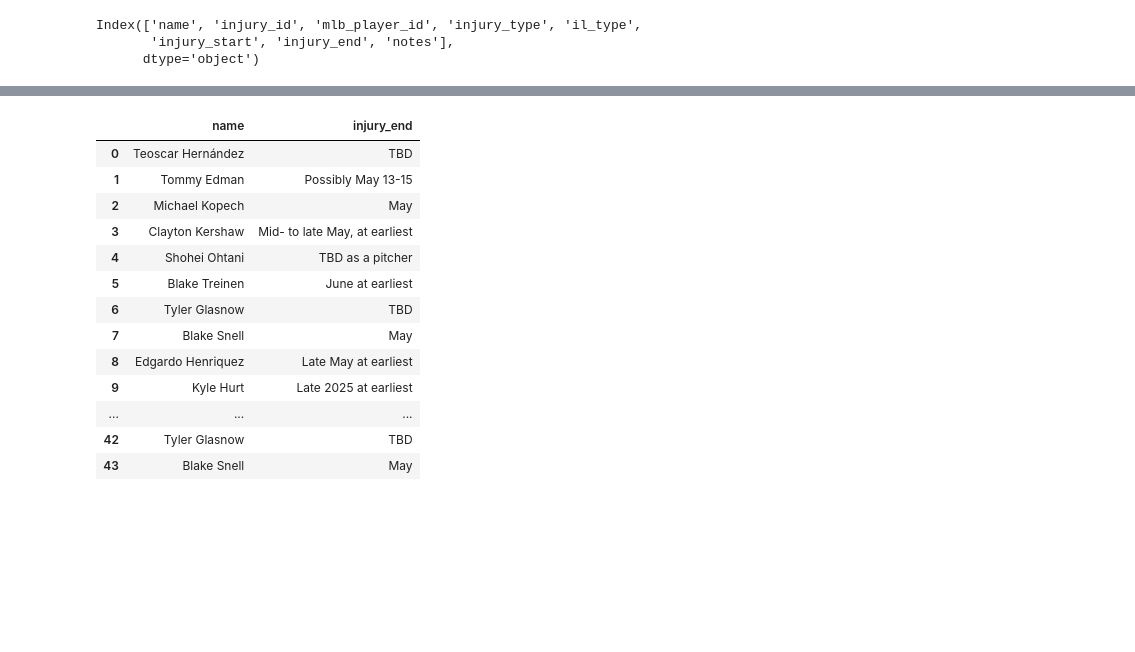
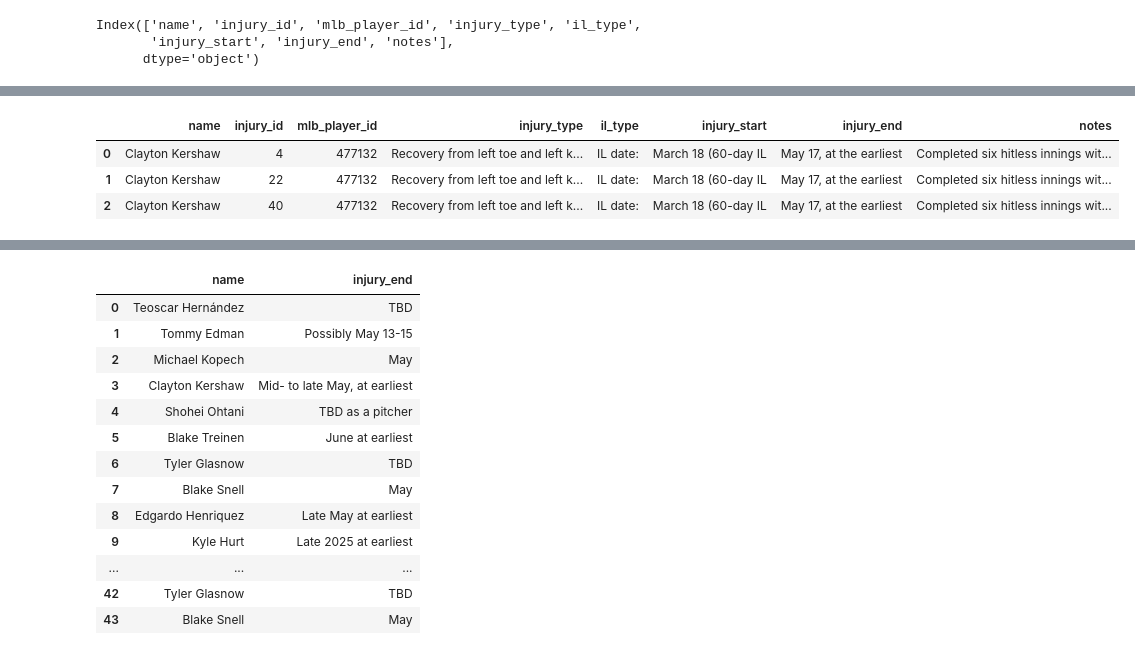
Before and after one commit to laniel123/MLB_Injury_Report, a Jupyter notebook: notebooks /dodgers_db.ipynb, the cells around one changed output, grey strips where cells are left out. Drawn from its saved outputs; the diff is of its cells as text; code cells hidden in the pictures; blank space fills up the shorter version.

```diff
--- a/notebooks /dodgers_db.ipynb
+++ b/notebooks /dodgers_db.ipynb
@@ -140,2 +140,19 @@ names_injuries.head()
+# %%
+
+# SQL query with WHERE clause
+query = '''
+SELECT players.name, injuries.*
+FROM players
+JOIN injuries ON players.mlb_player_id = injuries.mlb_player_id
+WHERE players.name = "Clayton Kershaw"
+'''
+
+# Run query
+pd.read_sql_query(query, conn)
+# %% [output]
+|  | name | injury_id | mlb_player_id | injury_type | il_type | injury_start | injury_end | notes |
+| 0 | Clayton Kershaw | 4 | 477132 | Recovery from left toe and left k... | IL date: | March 18 (60-day IL | May 17, at the earliest | Completed six hitless innings wit... |
+| 1 | Clayton Kershaw | 22 | 477132 | Recovery from left toe and left k... | IL date: | March 18 (60-day IL | May 17, at the earliest | Completed six hitless innings wit... |
+| 2 | Clayton Kershaw | 40 | 477132 | Recovery from left toe and left k... | IL date: | March 18 (60-day IL | May 17, at the earliest | Completed six hitless innings wit... |
 # %%
 
```
Also changed, not shown: parts of 3 cells of this notebook, 6 other files.
